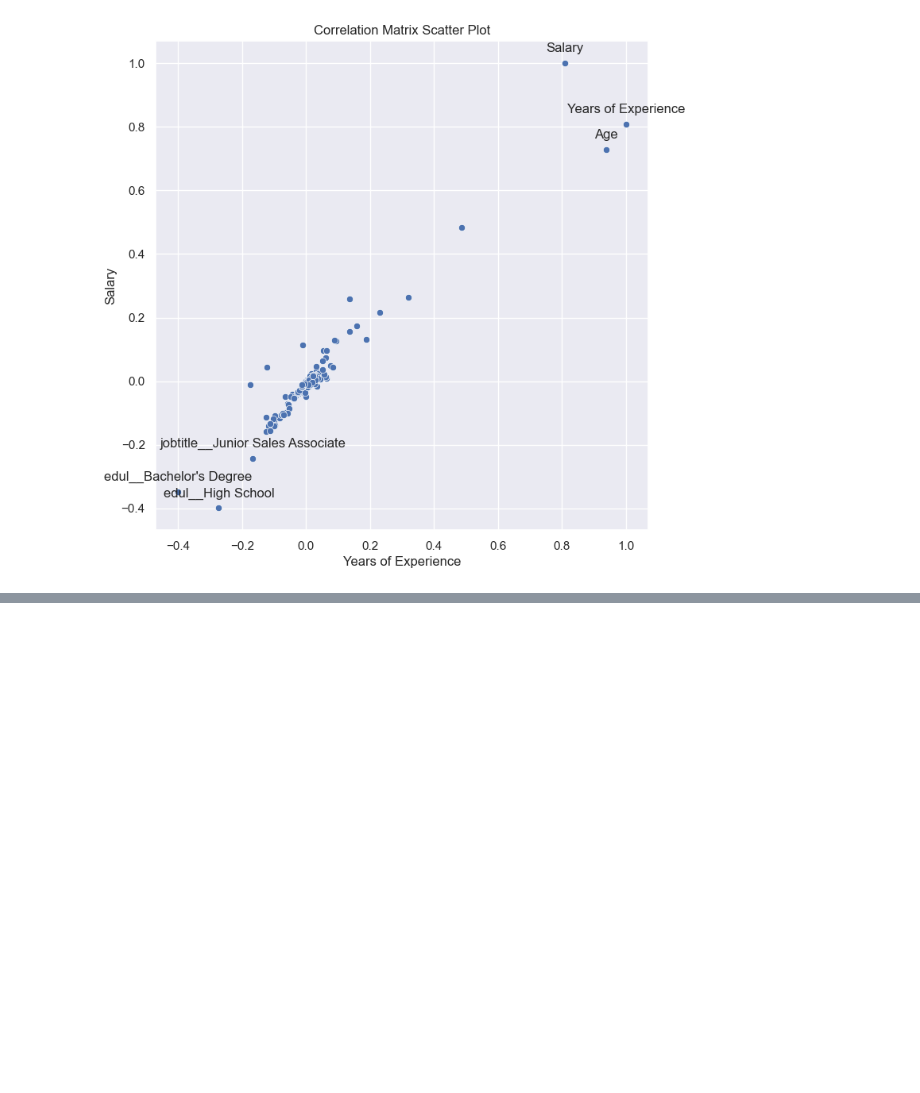
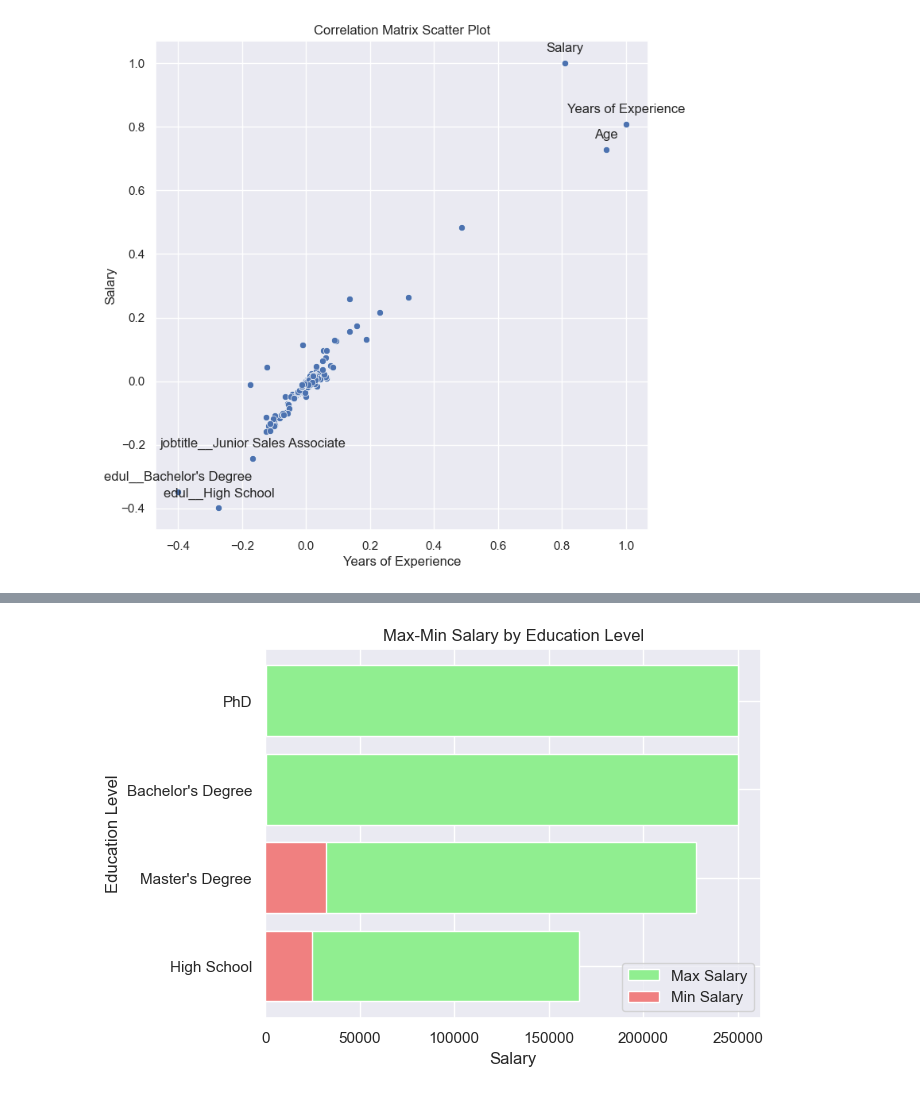
Before and after one commit to Jose5110/Data_Analysis, a Jupyter notebook: salary_data/salary_data_analysis.ipynb, the cells around one changed output, grey strips where cells are left out. Cells and saved outputs as stored; diff of their text form; code cells hidden in the pictures; blank space fills up the shorter version.

```diff
--- a/salary_data/salary_data_analysis.ipynb
+++ b/salary_data/salary_data_analysis.ipynb
@@ -396,0 +454,19 @@ Negatively correlated: jobtitle_Junior Sales Associate, edul_Bachelor's Degree,
+# %%
+salary_stats = df.groupby('Education Level')['Salary'].agg(['mean', 'max', 'min'])
+
+edul_sort = salary_stats.sort_values(by='max', ascending=True).head(10)
+plt.barh(edul_sort.index, edul_sort['max'], color='lightgreen', label='Max Salary')
+plt.barh(edul_sort.index, edul_sort['min'], color='lightcoral', label='Min Salary')
+
+plt.legend()
+# tick_positions = range(0, len(top_10_salaries))
+# tick_labels = [str(i+1) for i in tick_positions]
+# plt.xticks(tick_positions, tick_labels)
+plt.xlabel('Salary')
+# plt.xticks(rotation=45)
+plt.ylabel('Education Level')
+plt.title('Max-Min Salary by Education Level')
+
+plt.show()
+# %% [output]
+[figure, added]
```
Also changed, not shown: parts of 16 cells of this notebook.
